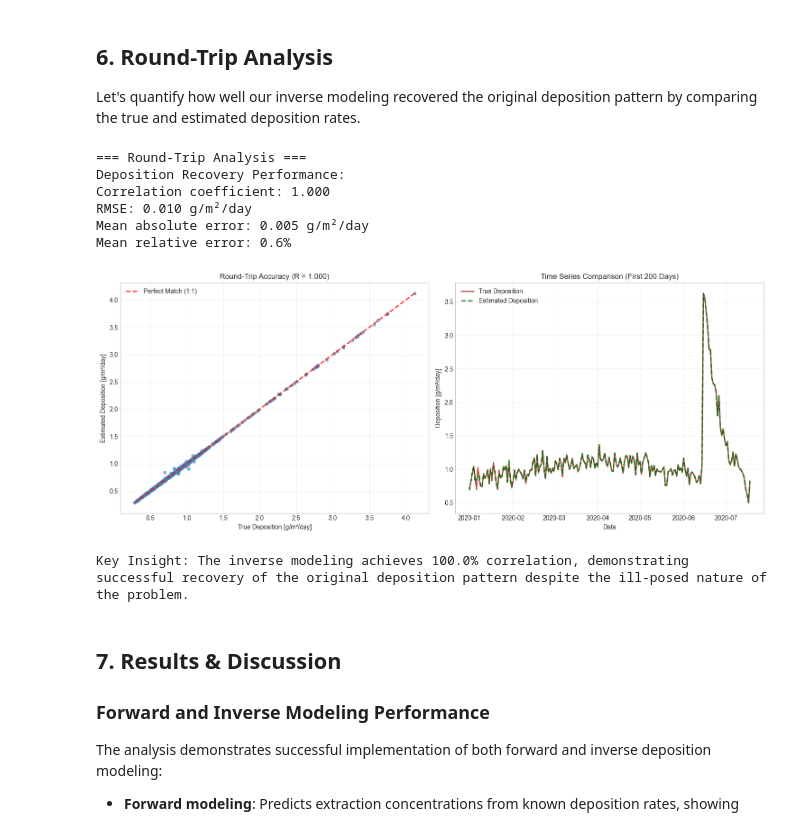
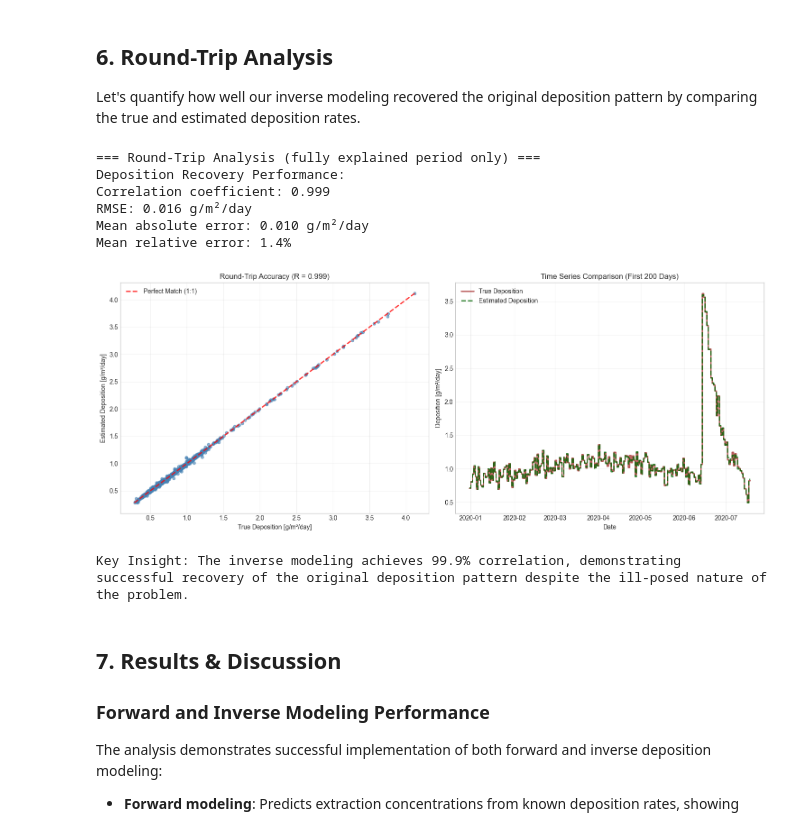
Before and after one commit to gwtransport/gwtransport, a Jupyter notebook: examples/04_Deposition_Analysis_Bank_Filtration.ipynb, the cells around one changed output. Drawn from its saved outputs; the diff is of its cells as text; code cells hidden in the pictures.

```diff
--- a/examples/04_Deposition_Analysis_Bank_Filtration.ipynb
+++ b/examples/04_Deposition_Analysis_Bank_Filtration.ipynb
@@ -308,13 +348,16 @@ Mean deposition: 0.91 g/m²/day
 
 Let's quantify how well our inverse modeling recovered the original deposition pattern by comparing the true and estimated deposition rates.
 # %%
-# Quantitative round-trip analysis
-correlation = np.corrcoef(deposition_series.values, modeled_deposition)[0, 1]
-rmse = np.sqrt(np.mean((deposition_series.values - modeled_deposition) ** 2))
-mean_absolute_error = np.mean(np.abs(deposition_series.values - modeled_deposition))
-relative_error = np.mean(np.abs(deposition_series.values - modeled_deposition) / deposition_series.values) * 100
+# Quantitative round-trip analysis (fully explained period only)
+dep_true = deposition_series.values[fully_explained_mask]
+dep_model = modeled_deposition[fully_explained_mask]
 
-print("=== Round-Trip Analysis ===")
+correlation = np.corrcoef(dep_true, dep_model)[0, 1]
+rmse = np.sqrt(np.mean((dep_true - dep_model) ** 2))
+mean_absolute_error = np.mean(np.abs(dep_true - dep_model))
+relative_error = np.mean(np.abs(dep_true - dep_model) / dep_true) * 100
+
+print("=== Round-Trip Analysis (fully explained period only) ===")
 print("Deposition Recovery Performance:")
 print(f"Correlation coefficient: {correlation:.3f}")
 print(f"RMSE: {rmse:.3f} g/m²/day")
@@ -324,10 +367,10 @@ print(f"Mean relative error: {relative_error:.1f}%")
 # Create comparison scatter plot
 fig, (ax1, ax2) = plt.subplots(1, 2, figsize=(15, 6))
 
-# Scatter plot: True vs Estimated
-ax1.scatter(deposition_series.values, modeled_deposition, alpha=0.6, s=20, color="steelblue")
-min_val = min(deposition_series.min(), modeled_deposition.min())
-max_val = max(deposition_series.max(), modeled_deposition.max())
+# Scatter plot: True vs Estimated (fully explained period only)
+ax1.scatter(dep_true, dep_model, alpha=0.6, s=20, color="steelblue")
+min_val = min(dep_true.min(), dep_model.min())
+max_val = max(dep_true.max(), dep_model.max())
 ax1.plot([min_val, max_val], [min_val, max_val], "r--", alpha=0.8, linewidth=2, label="Perfect Match (1:1)")
 ax1.set_xlabel("True Deposition [g/m²/day]")
 ax1.set_ylabel("Estimated Deposition [g/m²/day]")
@@ -337,51 +380,47 @@ ax1.grid(True, alpha=0.3)
 
 # Time series overlay (first 200 days for clarity) - convert to step format
 time_subset = slice(0, 200)
-xstep_true, ystep_true = (
-    np.repeat(deposition_series.index[time_subset], 2)[1:-1],
-    np.repeat(deposition_series.values[time_subset], 2),
-)
-xstep_model, ystep_model = (
-    np.repeat(deposition_series.index[time_subset], 2)[1:-1],
-    np.repeat(modeled_deposition[time_subset], 2),
-)
+subset_tedges = deposition_tedges[time_subset.start : time_subset.stop + 1]
+xstep_subset = np.repeat(subset_tedges, 2)[1:-1]
+ystep_true = np.repeat(deposition_series.values[time_subset], 2)
+ystep_model = np.repeat(modeled_deposition[time_subset], 2)
 ax2.plot(
-    xstep_true,
+    xstep_subset,
     ystep_true,
     label="True Deposition",
     color="brown",
     linewidth=2,
     alpha=0.8,
 )
 ax2.plot(
-    xstep_model,
+    xstep_subset,
     ystep_model,
     label="Estimated Deposition",
     color="darkgreen",
     linewidth=2,
     alpha=0.8,
     linestyle="--",
 )
 ax2.set_xlabel("Date")
 ax2.set_ylabel("Deposition [g/m²/day]")
 ax2.set_title("Time Series Comparison (First 200 Days)")
 ax2.legend()
 ax2.grid(True, alpha=0.3)
 
 plt.tight_layout()
 plt.show()
 
 print(f"\nKey Insight: The inverse modeling achieves {correlation:.1%} correlation, demonstrating")
 print("successful recovery of the original deposition pattern despite the ill-posed nature of the problem.")
 # %% [output]
-=== Round-Trip Analysis ===
+=== Round-Trip Analysis (fully explained period only) ===
 Deposition Recovery Performance:
-Correlation coefficient: 1.000
-RMSE: 0.010 g/m²/day
-Mean absolute error: 0.005 g/m²/day
-Mean relative error: 0.6%
+Correlation coefficient: 0.999
+RMSE: 0.016 g/m²/day
+Mean absolute error: 0.010 g/m²/day
+Mean relative error: 1.4%
-[figure, old version]
+[figure, new version]
-Key Insight: The inverse modeling achieves 100.0% correlation, demonstrating
+Key Insight: The inverse modeling achieves 99.9% correlation, demonstrating
 successful recovery of the original deposition pattern despite the ill-posed nature of the problem.
 # %% [markdown]
 ## 7. Results & Discussion
```
Also changed, not shown: parts of 4 cells of this notebook, 12 other files.
